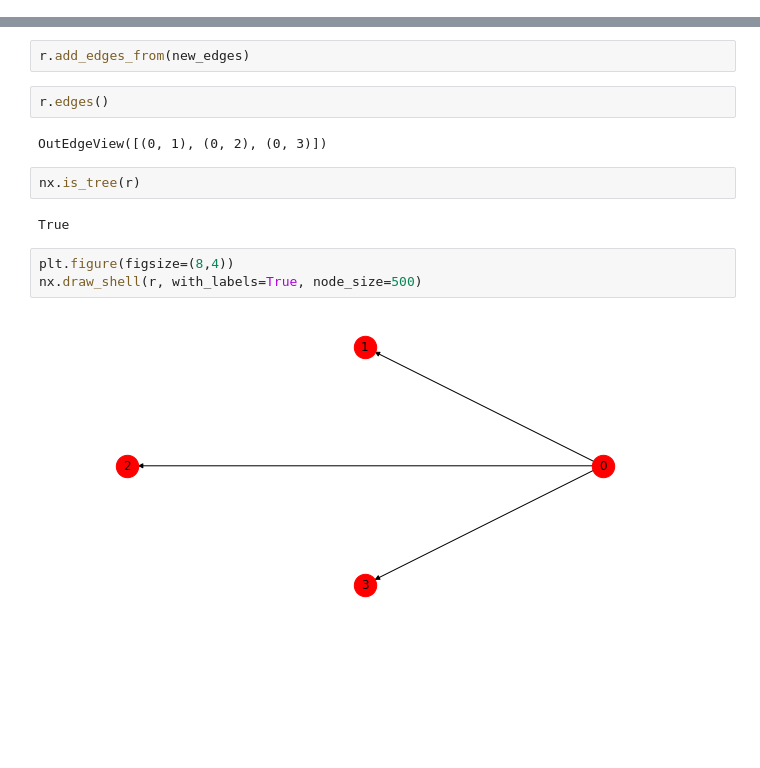
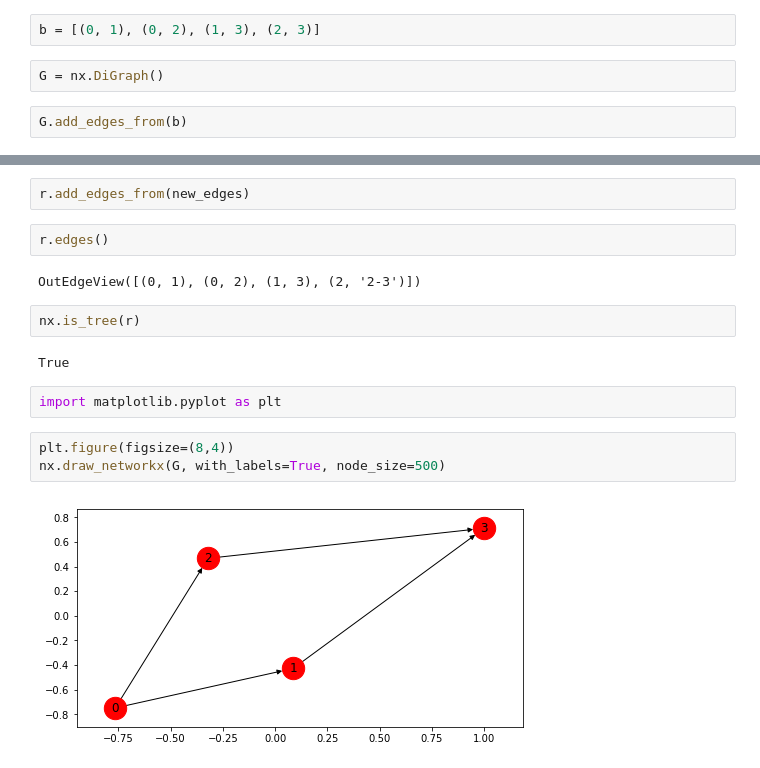
Before and after one commit to tharangni/LSHTC-2019, a Jupyter notebook: starspace/exps.ipynb, the cells around one changed output, grey strips where cells are left out. Cells and saved outputs as stored; diff of their text form; blank space fills up the shorter version.

```diff
--- a/starspace/exps.ipynb
+++ b/starspace/exps.ipynb
@@ -11,0 +219,6 @@ import matplotlib.pyplot as plt
+# %%
+b = [(0, 1), (0, 2), (1, 3), (2, 3)]
+# %%
+G = nx.DiGraph()
+# %%
+G.add_edges_from(b)
@@ -44,13 +262,15 @@ r.add_edges_from(new_edges)
 # %%
 r.edges()
 # %% [output]
-OutEdgeView([(0, 1), (0, 2), (0, 3)])
+OutEdgeView([(0, 1), (0, 2), (1, 3), (2, '2-3')])
 # %%
 nx.is_tree(r)
 # %% [output]
 True
+# %%
+import matplotlib.pyplot as plt
 # %%
 plt.figure(figsize=(8,4))
-nx.draw_shell(r, with_labels=True, node_size=500)
+nx.draw_networkx(G, with_labels=True, node_size=500)
 # %% [output]
-[figure, old version]
+[figure, new version]
```
Also changed, not shown: parts of 19 cells of this notebook, 2 other files.
